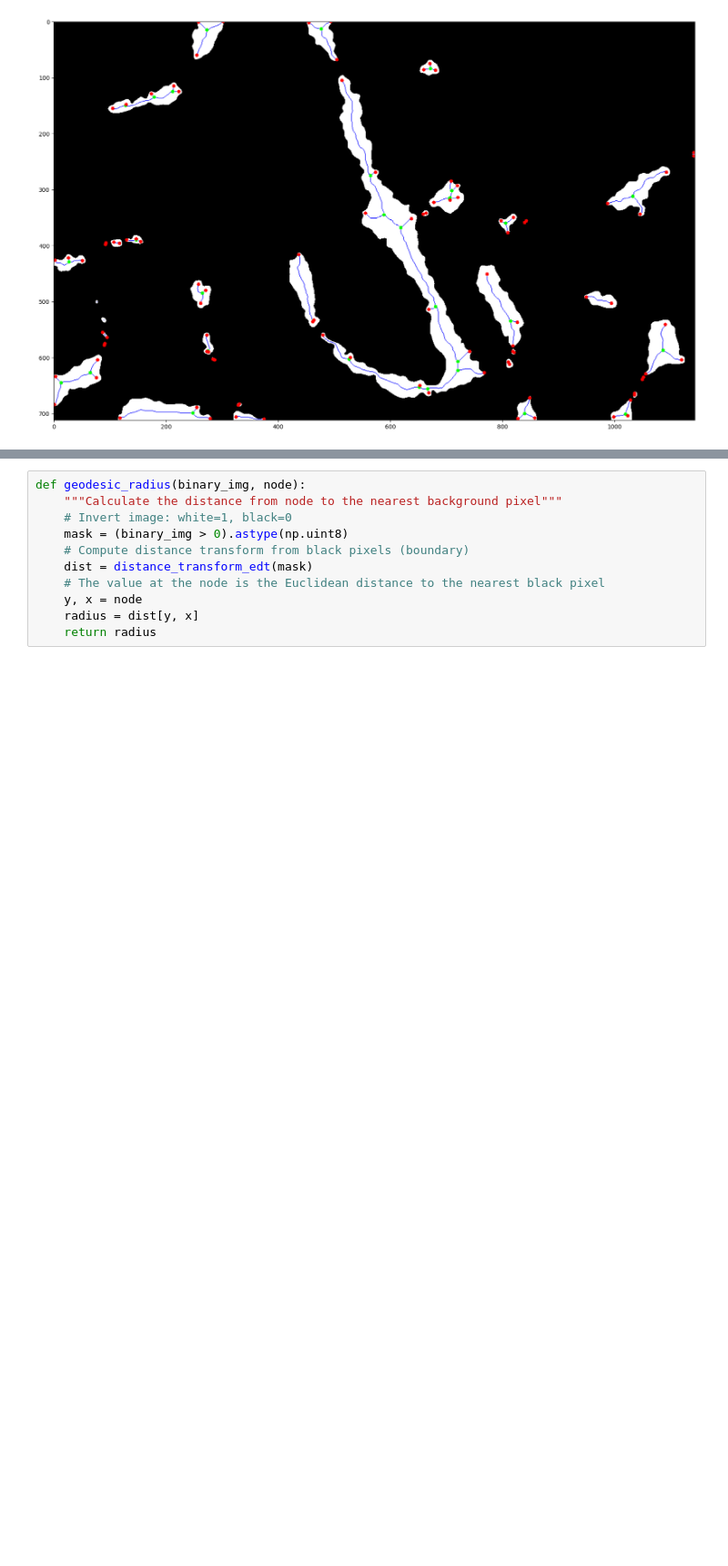
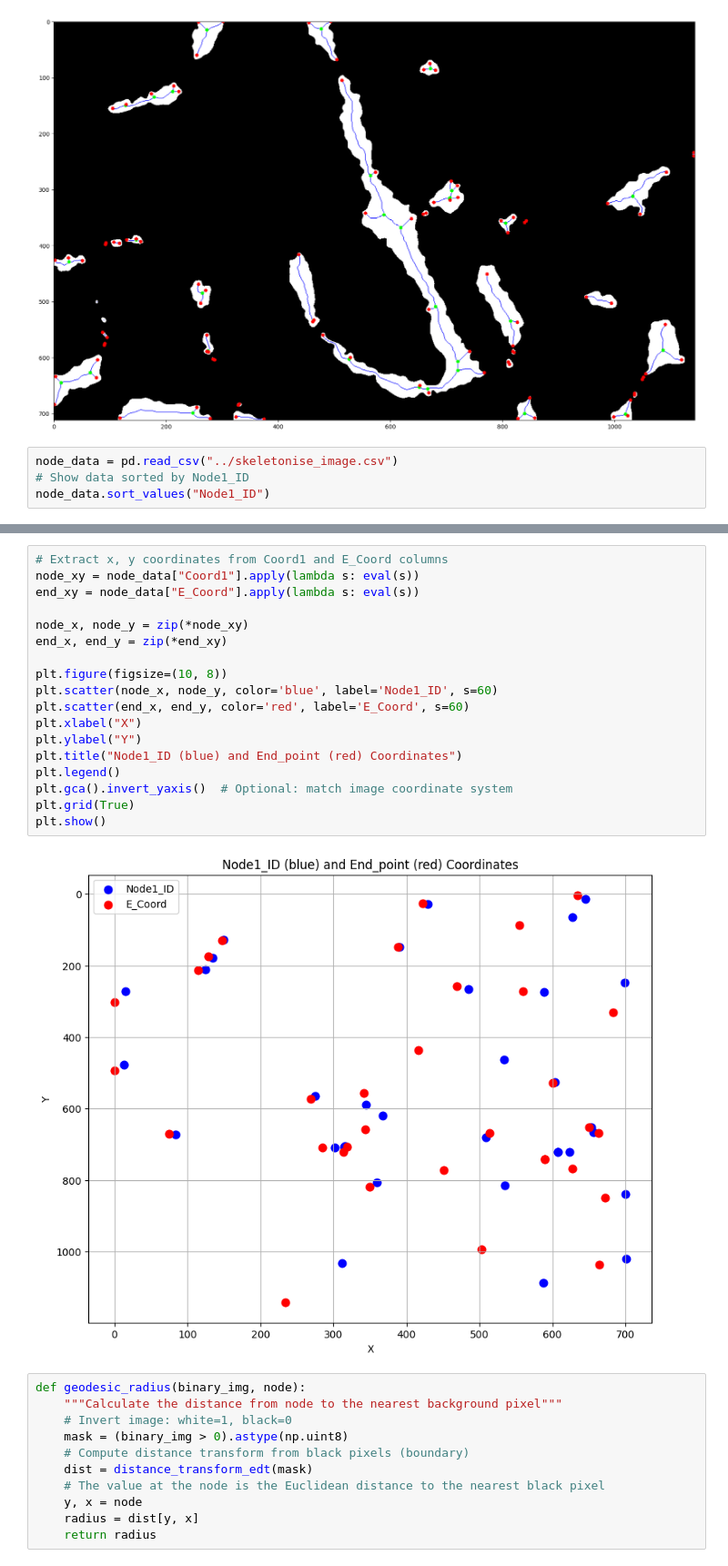
Before and after one commit to Rajdeep2302/IIT_ROPAR, a Jupyter notebook: report/image_visulization.ipynb, the cells around one changed output, grey strips where cells are left out. Shown at 91% size. Cells and saved outputs as stored; diff of their text form; blank space fills up the shorter version.

Commit message:
Add Node graph on report

```diff
--- a/report/image_visulization.ipynb
+++ b/report/image_visulization.ipynb
@@ -146,3 +146,7 @@ plt.imshow(out)
 # %% [output]
 <matplotlib.image.AxesImage at 0x...>
 [figure]
+# %%
+node_data = pd.read_csv("../skeletonise_image.csv")
+# Show data sorted by Node1_ID
+node_data.sort_values("Node1_ID")
@@ -149,3 +171,23 @@ plt.imshow(out)
+# %%
+# Extract x, y coordinates from Coord1 and E_Coord columns
+node_xy = node_data["Coord1"].apply(lambda s: eval(s))
+end_xy = node_data["E_Coord"].apply(lambda s: eval(s))
+
+node_x, node_y = zip(*node_xy)
+end_x, end_y = zip(*end_xy)
+
+plt.figure(figsize=(10, 8))
+plt.scatter(node_x, node_y, color='blue', label='Node1_ID', s=60)
+plt.scatter(end_x, end_y, color='red', label='E_Coord', s=60)
+plt.xlabel("X")
+plt.ylabel("Y")
+plt.title("Node1_ID (blue) and End_point (red) Coordinates")
+plt.legend()
+plt.gca().invert_yaxis()  # Optional: match image coordinate system
+plt.grid(True)
+plt.show()
+# %% [output]
+[figure, added]
 # %%
 def geodesic_radius(binary_img, node):
     """Calculate the distance from node to the nearest background pixel"""
```
Also changed, not shown: parts of 1 cell of this notebook.
